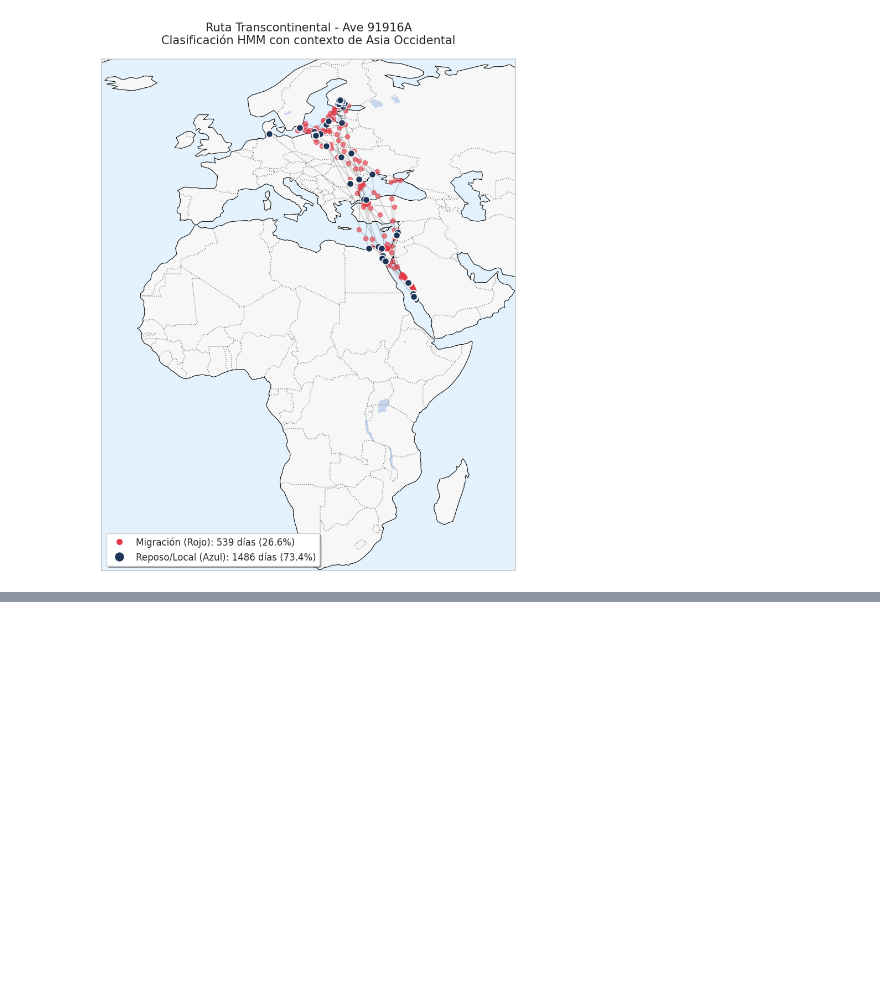
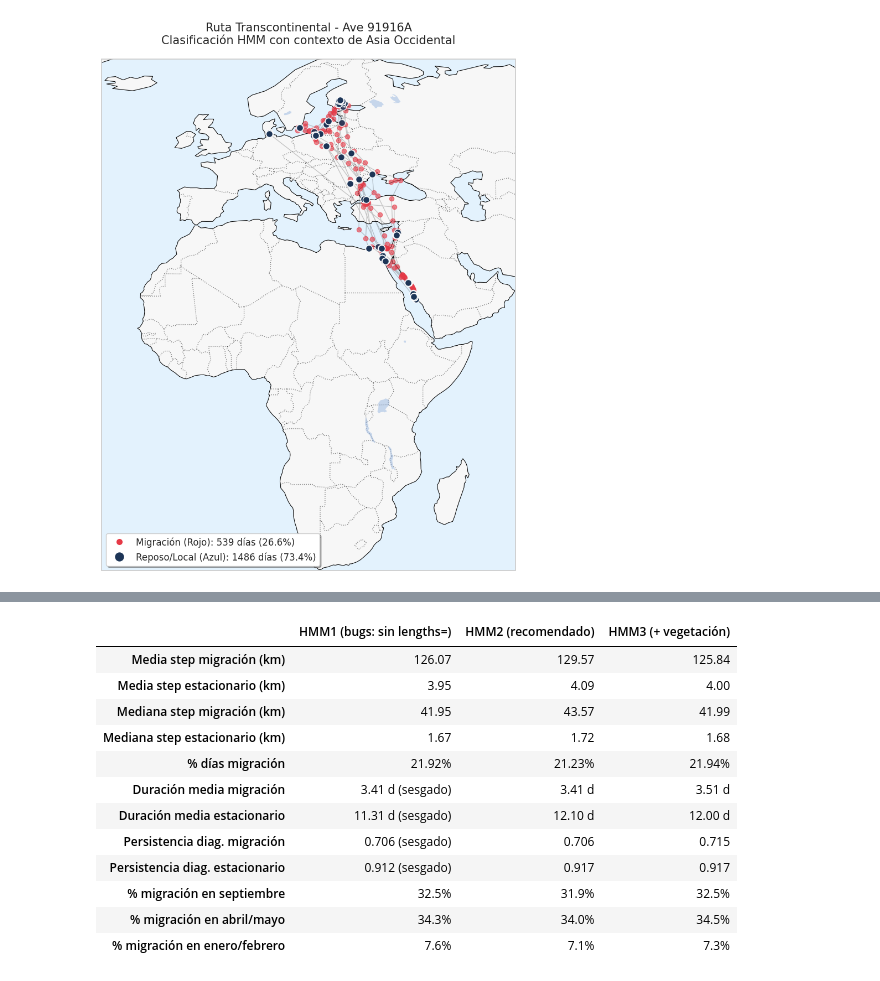
Before and after one commit to JuanLlorens10/TFG-bird-migration, a Jupyter notebook: notebooks/HMM.ipynb, the cells around one changed output, grey strips where cells are left out. Drawn from its saved outputs; the diff is of its cells as text; code cells hidden in the pictures; blank space fills up the shorter version.

```diff
--- a/notebooks/HMM.ipynb
+++ b/notebooks/HMM.ipynb
@@ -346,0 +477,99 @@ for tray_id in df_hmm_ready['trayectoria_id'].unique()[:20]: # Dibujamos solo 20
+# %%
+import matplotlib.pyplot as plt
+import pandas as pd
+
+# --- Tabla comparativa HMM1 / HMM2 / HMM3 ---
+hmm2 = pd.read_csv('../data/processed/hmm2.csv')
+hmm3 = pd.read_csv('../data/processed/hmm3.csv')
+hmm2['mes'] = pd.to_datetime(hmm2['date']).dt.month
+hmm3['mes'] = pd.to_datetime(hmm3['date']).dt.month
+
+pct_hmm2 = hmm2.groupby('mes')['estado_hmm'].apply(lambda s: (s == 0).mean() * 100)
+pct_hmm3 = hmm3.groupby('mes')['estado_hmm'].apply(lambda s: (s == 0).mean() * 100)
+
+# HMM2/3 stats
+def estats(df):
+    g = df.groupby('estado_hmm')
+    return {
+        'mig_mean': g['step_length'].mean().get(0, float('nan')),
+        'est_mean': g['step_length'].mean().get(1, float('nan')),
+        'mig_median': g['step_length'].median().get(0, float('nan')),
+        'est_median': g['step_length'].median().get(1, float('nan')),
+        'pct_mig': (df['estado_hmm'] == 0).mean() * 100,
+    }
+
+h2 = estats(hmm2)
+h3 = estats(hmm3)
+
+comp = pd.DataFrame({
+    'HMM1 (bugs: sin lengths=)': [
+        f'{stats.loc["migración (0)", "step_mean_km"]:.2f}',
+        f'{stats.loc["estacionario (1)", "step_mean_km"]:.2f}',
+        f'{stats.loc["migración (0)", "step_median_km"]:.2f}',
+        f'{stats.loc["estacionario (1)", "step_median_km"]:.2f}',
+        f'{(df_hmm_ready["estado_label"] == 0).mean() * 100:.2f}%',
+        f'{mean_dur_mig:.2f} d (sesgado)',
+        f'{mean_dur_est:.2f} d (sesgado)',
+        f'{T[0,0]:.3f} (sesgado)',
+        f'{T[1,1]:.3f} (sesgado)',
+        f'{pct_mig[9]:.1f}%',
+        f'{pct_mig[4]:.1f}%',
+        f'{pct_mig[1]:.1f}%',
+    ],
+    'HMM2 (recomendado)': [
+        f'{h2["mig_mean"]:.2f}',
+        f'{h2["est_mean"]:.2f}',
+        f'{h2["mig_median"]:.2f}',
+        f'{h2["est_median"]:.2f}',
+        f'{h2["pct_mig"]:.2f}%',
+        '3.41 d',
+        '12.10 d',
+        '0.706',
+        '0.917',
+        f'{pct_hmm2[9]:.1f}%',
+        f'{pct_hmm2[4]:.1f}%',
+        f'{pct_hmm2[1]:.1f}%',
+    ],
+    'HMM3 (+ vegetación)': [
+        f'{h3["mig_mean"]:.2f}',
+        f'{h3["est_mean"]:.2f}',
+        f'{h3["mig_median"]:.2f}',
+        f'{h3["est_median"]:.2f}',
+        f'{h3["pct_mig"]:.2f}%',
+        '3.51 d',
+        '12.00 d',
+        '0.715',
+        '0.917',
+        f'{pct_hmm3[9]:.1f}%',
+        f'{pct_hmm3[4]:.1f}%',
+        f'{pct_hmm3[1]:.1f}%',
+    ],
+}, index=[
+    'Media step migración (km)',
+    'Media step estacionario (km)',
+    'Mediana step migración (km)',
+    'Mediana step estacionario (km)',
+    '% días migración',
+    'Duración media migración',
+    'Duración media estacionario',
+    'Persistencia diag. migración',
+    'Persistencia diag. estacionario',
+    '% migración en septiembre',
+    '% migración en abril/mayo',
+    '% migración en enero/febrero',
+])
+comp
+# %% [output]
+|  | HMM1 (bugs: sin lengths=) | HMM2 (recomendado) | HMM3 (+ vegetación) |
+| Media step migración (km) | 126.07 | 129.57 | 125.84 |
+| Media step estacionario (km) | 3.95 | 4.09 | 4.00 |
+| Mediana step migración (km) | 41.95 | 43.57 | 41.99 |
+| Mediana step estacionario (km) | 1.67 | 1.72 | 1.68 |
+| % días migración | 21.92% | 21.23% | 21.94% |
+| Duración media migración | 3.41 d (sesgado) | 3.41 d | 3.51 d |
+| Duración media estacionario | 11.31 d (sesgado) | 12.10 d | 12.00 d |
+| Persistencia diag. migración | 0.706 (sesgado) | 0.706 | 0.715 |
+| Persistencia diag. estacionario | 0.912 (sesgado) | 0.917 | 0.917 |
+| % migración en septiembre | 32.5% | 31.9% | 32.5% |
+| % migración en abril/mayo | 34.3% | 34.0% | 34.5% |
+| % migración en enero/febrero | 7.6% | 7.1% | 7.3% |
```
Also changed, not shown: parts of 8 cells of this notebook.
